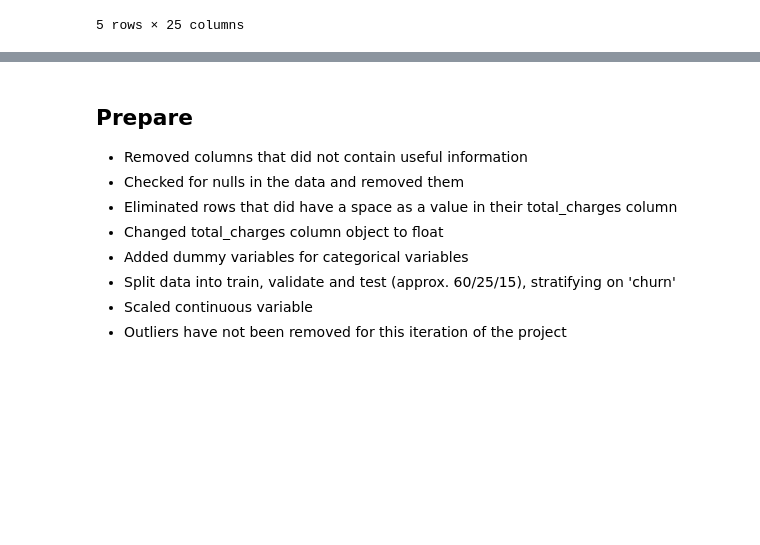
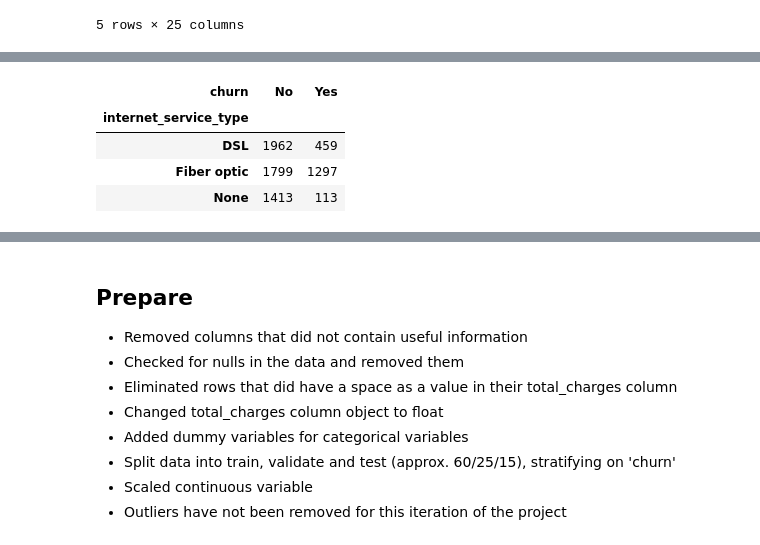
Before and after one commit to wherrickjr/classification_project, a Jupyter notebook: classification_project.ipynb, the cells around one changed output, grey strips where cells are left out. Saved outputs shown, nothing was run; the diff lists cells and outputs as text; code cells hidden in the pictures; blank space fills up the shorter version.

```diff
--- a/classification_project.ipynb
+++ b/classification_project.ipynb
@@ -97,0 +106,8 @@ Text(0.5, 1.0, 'No Internet Churn Rate')
+# %%
+observed
+# %% [output]
+| churn | No | Yes |
+| internet_service_type |  |  |
+| DSL | 1962 | 459 |
+| Fiber optic | 1799 | 1297 |
+| None | 1413 | 113 |
```
Also changed, not shown: parts of 35 cells of this notebook.
